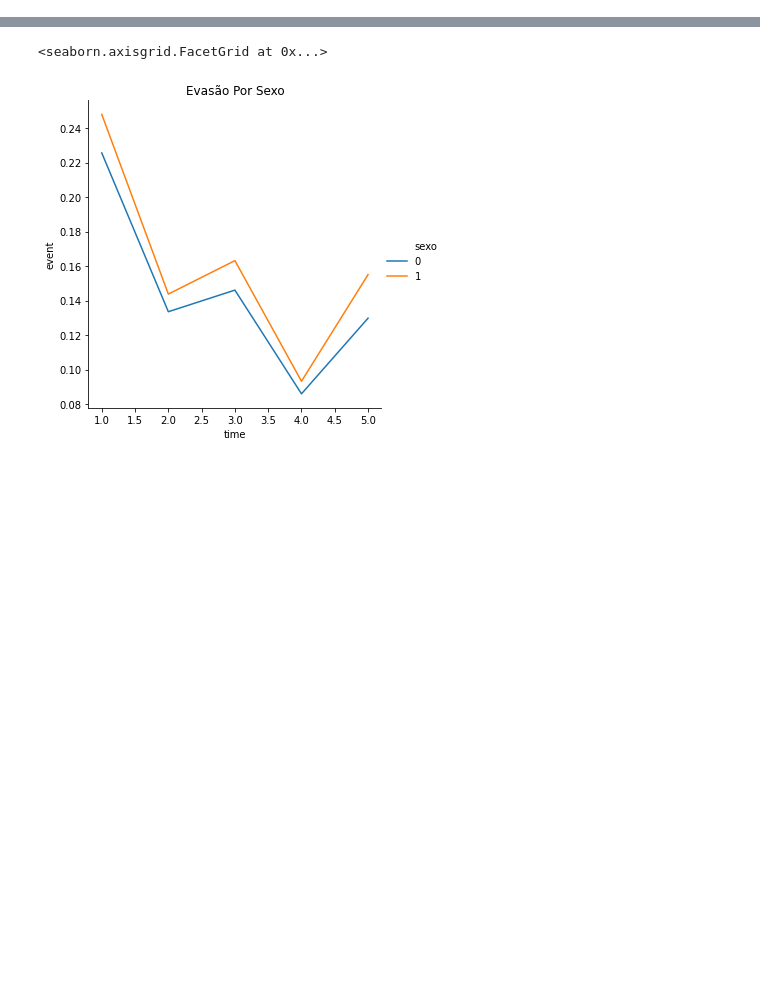
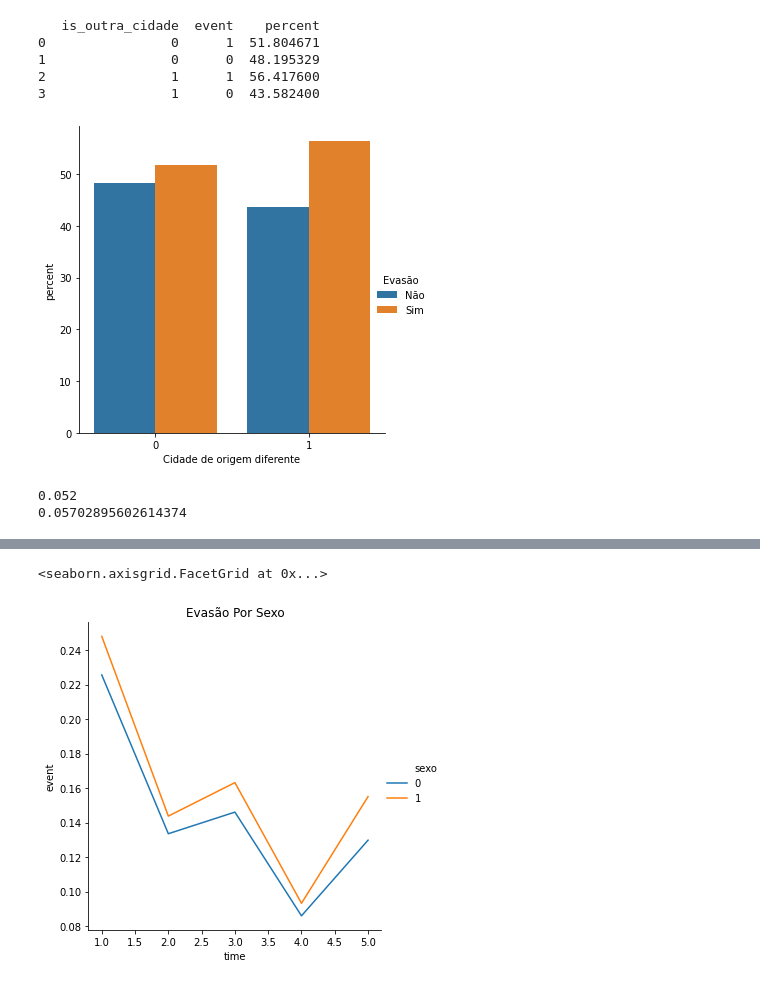
Before and after one commit to rlopes404/dropout, a Jupyter notebook: Dropout-CAHL.ipynb, the cells around one changed output, grey strips where cells are left out. Drawn from its saved outputs; the diff is of its cells as text; code cells hidden in the pictures; blank space fills up the shorter version.

```diff
--- a/Dropout-CAHL.ipynb
+++ b/Dropout-CAHL.ipynb
@@ -23,0 +97,19 @@ df = df[df['centro'] == 'CAHL']
+# %%
+idx = df['time'] == df.groupby('matricula')['time'].transform('max')
+
+#print(df[idx]['is_outra_cidade'].value_counts(normalize=True))
+
+plot_percentage(df[idx], 'is_outra_cidade', 'event', 'Cidade de origem diferente')
+# %% [output]
+   is_outra_cidade  event    percent
+0                0      1  51.804671
+1                0      0  48.195329
+2                1      1  56.417600
+3                1      0  43.582400
+[figure, added]
+# %%
+print('%.3f'%(proportion_test(df, 'is_outra_cidade')))
+print(proportion_test2(df, 'is_outra_cidade'))
+# %% [output]
+0.052
+0.05702895602614374
```
Also changed, not shown: parts of 37 cells of this notebook, 4 other files.
